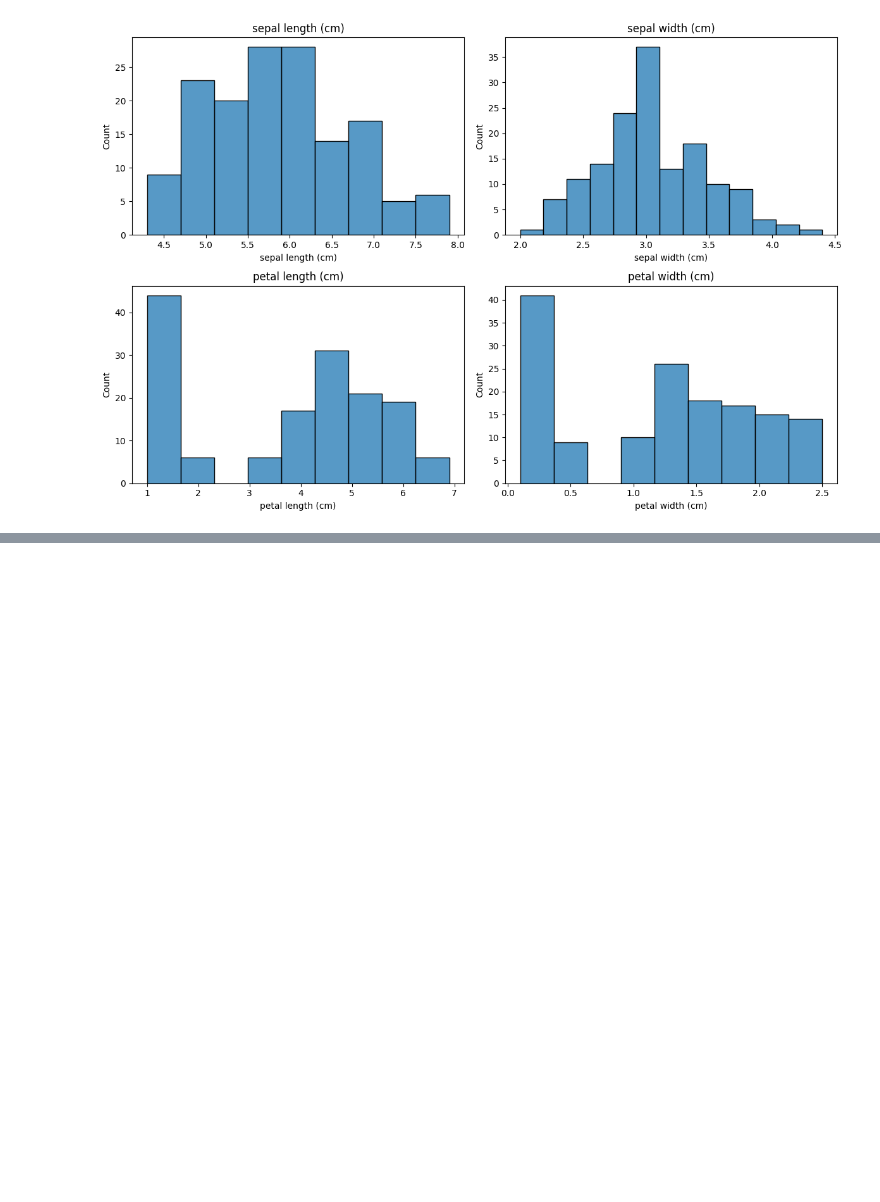
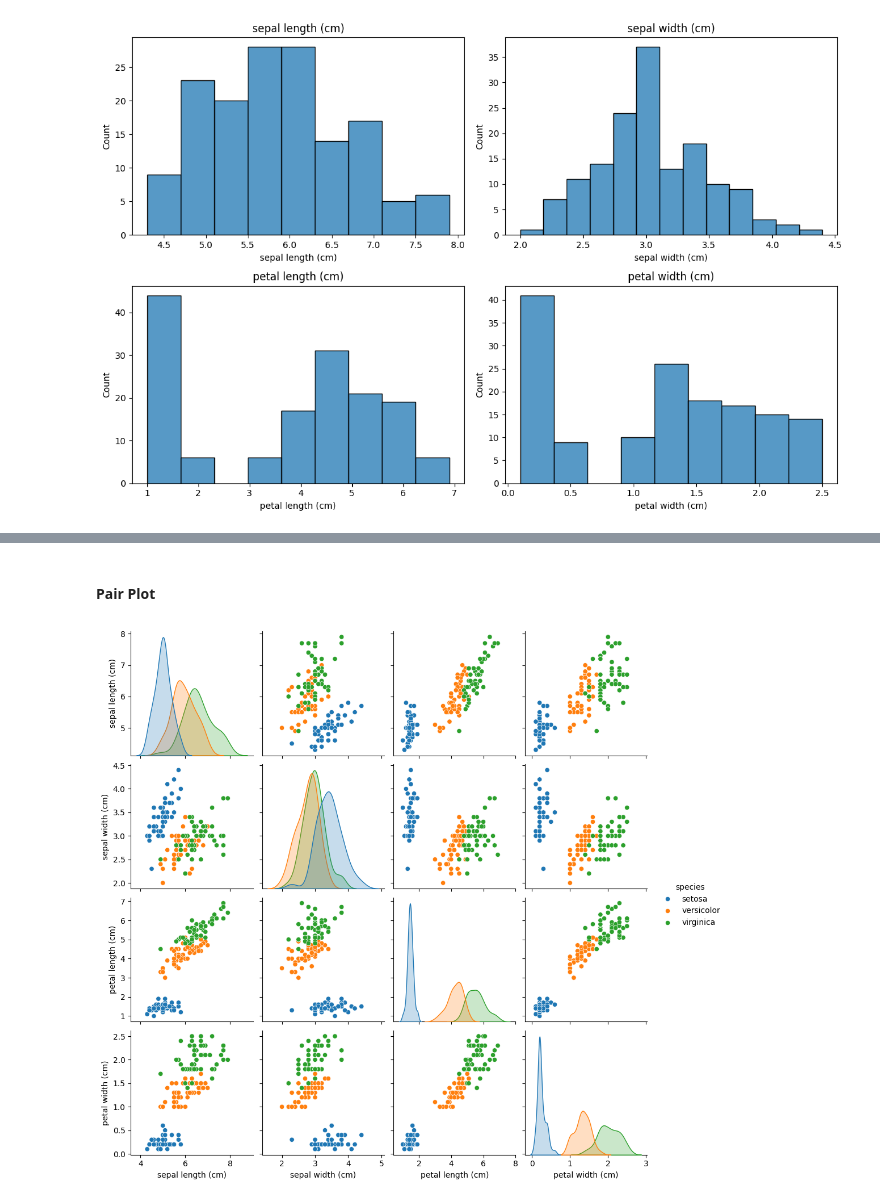
Before and after one commit to kartikeysharma2645/OIBSIP, a Jupyter notebook: DataScience-Task1-IrisFlowerClassification/IrisFlowerClassification.ipynb, the cells around one changed output, grey strips where cells are left out. Drawn from its saved outputs; the diff is of its cells as text; code cells hidden in the pictures; blank space fills up the shorter version.

```diff
--- a/DataScience-Task1-IrisFlowerClassification/IrisFlowerClassification.ipynb
+++ b/DataScience-Task1-IrisFlowerClassification/IrisFlowerClassification.ipynb
@@ -215,0 +228,11 @@ plt.show()
+# %% [markdown]
+#### Pair Plot
+# %%
+sns.pairplot(
+    data=df,
+    hue="species"
+)
+
+plt.show()
+# %% [output]
+[figure, added]
```
Also changed, not shown: parts of 10 cells of this notebook.
